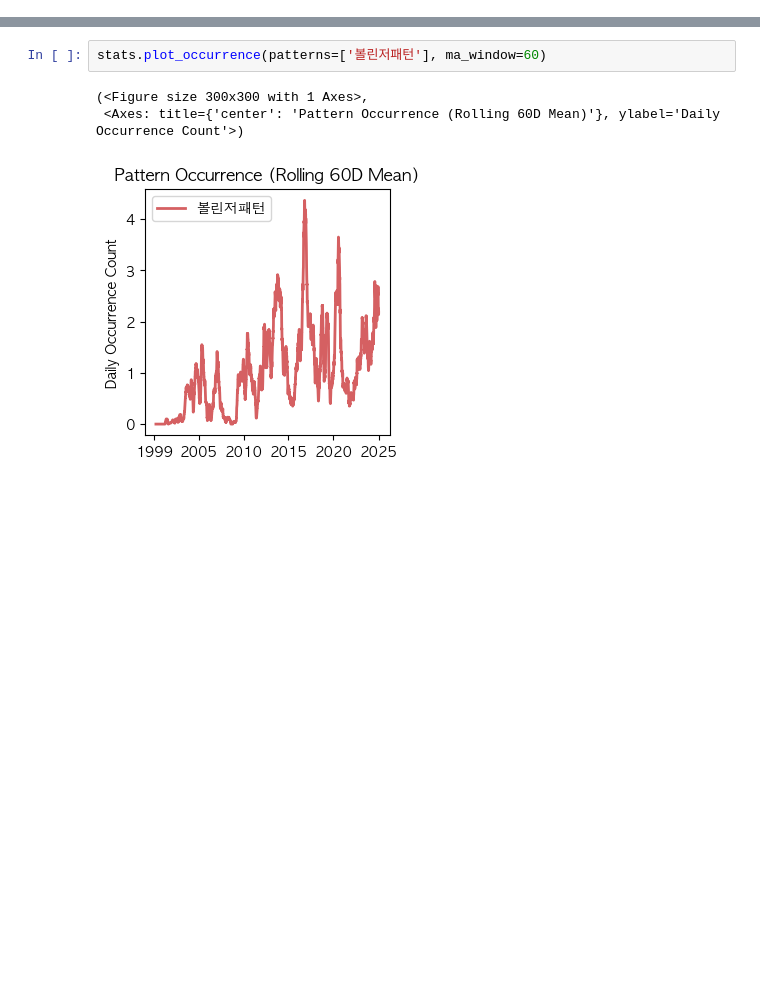
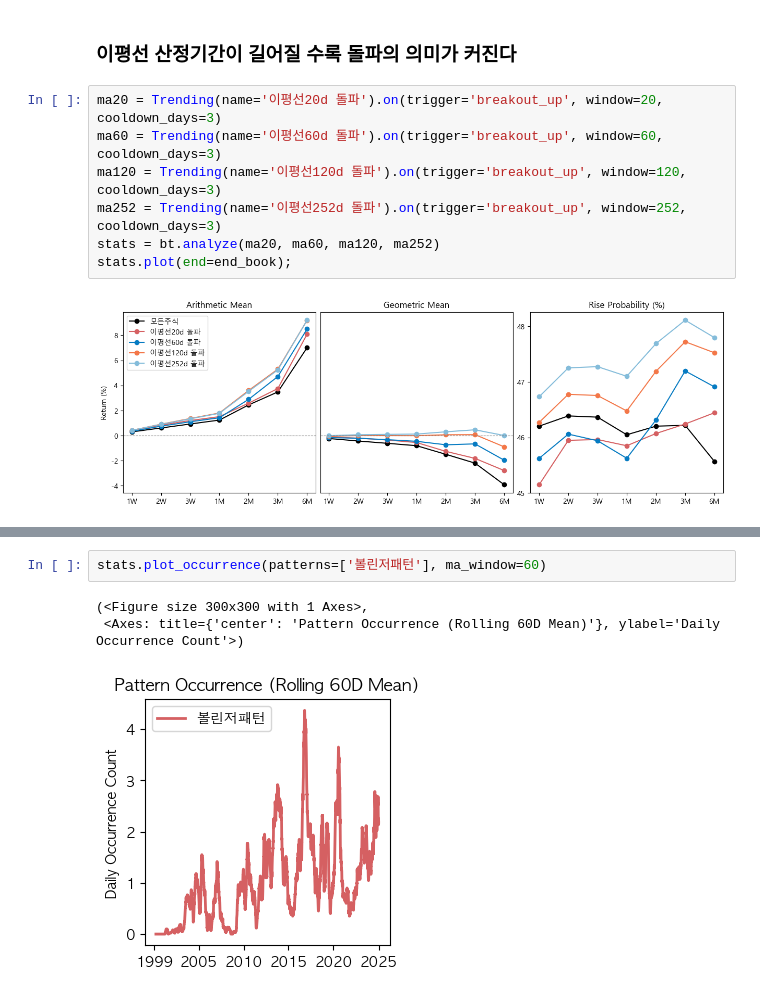
Before and after one commit to gem763/metricstudio, a Jupyter notebook: main.ipynb, the cells around one changed output, grey strips where cells are left out. Cells and saved outputs as stored; diff of their text form; blank space fills up the shorter version.

```diff
--- a/main.ipynb
+++ b/main.ipynb
@@ -176,0 +69,11 @@ stats.plot(start='2000-01-01', end='2025-12-31');
+# %% [markdown]
+### 이평선 산정기간이 길어질 수록 돌파의 의미가 커진다
+# %%
+ma20 = Trending(name='이평선20d 돌파').on(trigger='breakout_up', window=20, cooldown_days=3)
+ma60 = Trending(name='이평선60d 돌파').on(trigger='breakout_up', window=60, cooldown_days=3)
+ma120 = Trending(name='이평선120d 돌파').on(trigger='breakout_up', window=120, cooldown_days=3)
+ma252 = Trending(name='이평선252d 돌파').on(trigger='breakout_up', window=252, cooldown_days=3)
+stats = bt.analyze(ma20, ma60, ma120, ma252)
+stats.plot(end=end_book);
+# %% [output]
+[figure, added]
```
Also changed, not shown: parts of 85 cells of this notebook, 9 other files.
